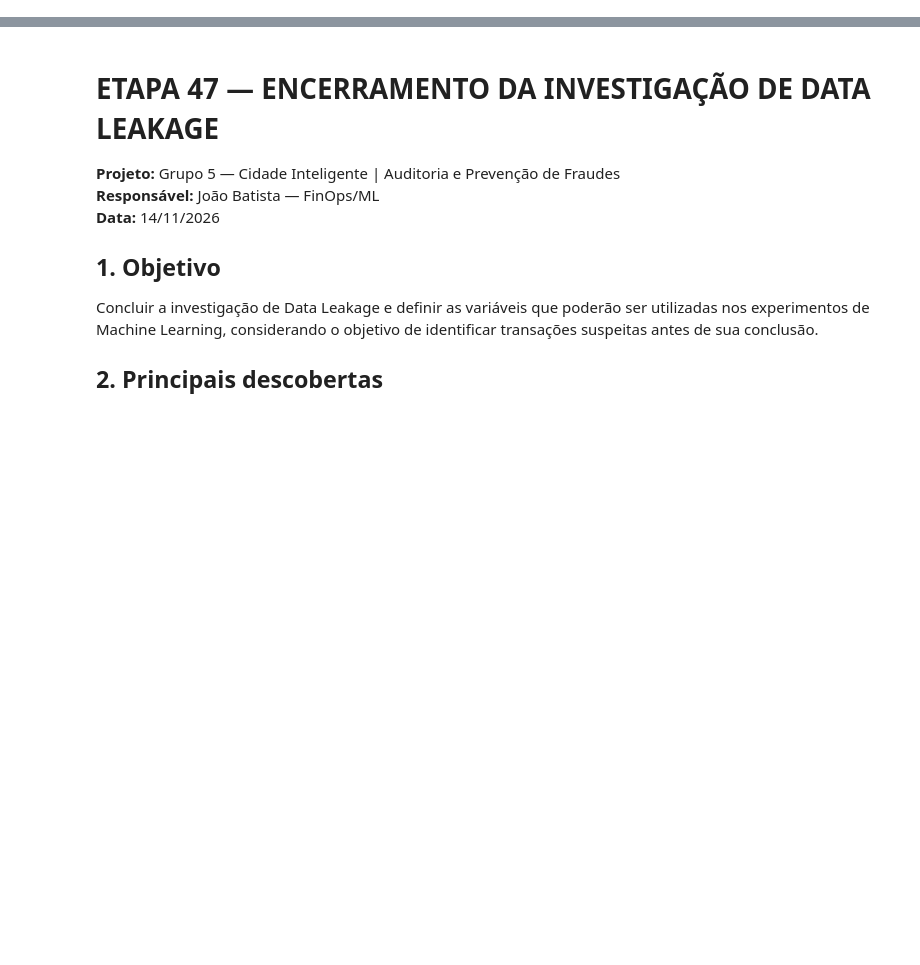
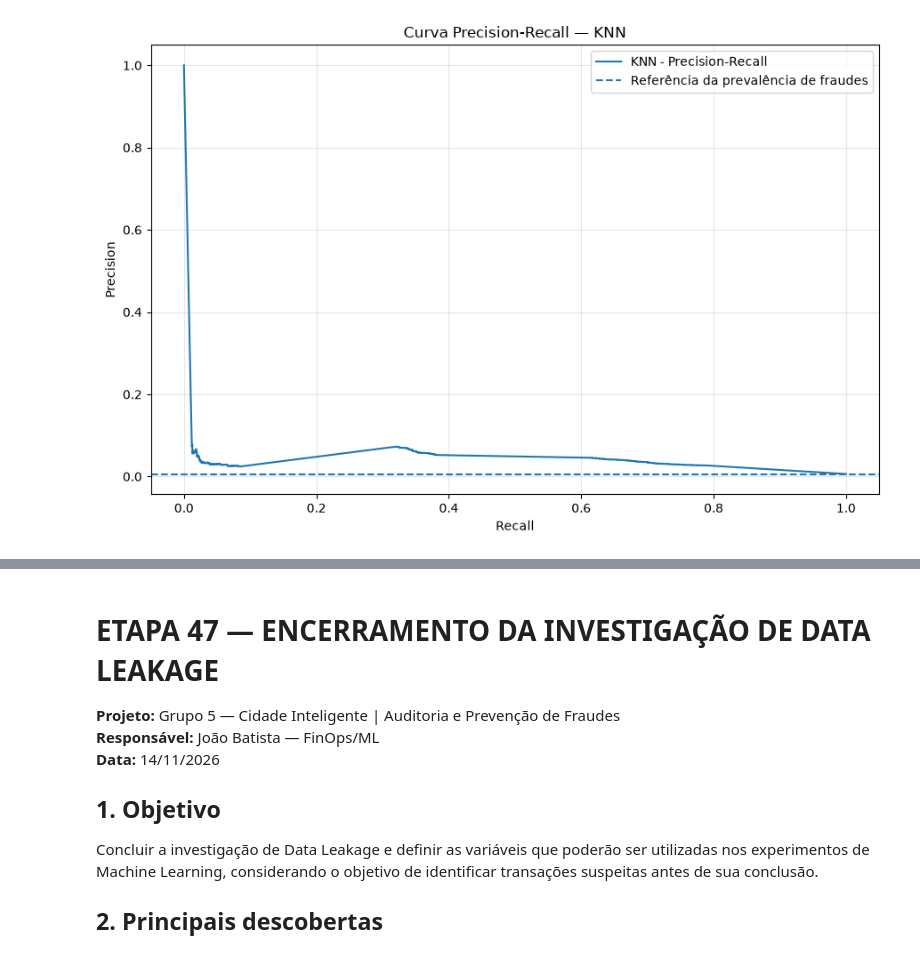
Before and after one commit to joaoribeiro-max/grupo5-fraud-detection, a Jupyter notebook: notebooks/01_analise_exploratoria.ipynb, the cells around one changed output, grey strips where cells are left out. Drawn from its saved outputs; the diff is of its cells as text; code cells hidden in the pictures; blank space fills up the shorter version.

```diff
--- a/notebooks/01_analise_exploratoria.ipynb
+++ b/notebooks/01_analise_exploratoria.ipynb
@@ -0,0 +1,44 @@
+# %%
+
+# ============================================================
+# ETAPA 17 — CURVA PRECISION-RECALL DO KNN
+# ============================================================
+
+import matplotlib.pyplot as plt
+from sklearn.metrics import precision_recall_curve
+
+# Calculei Precision e Recall para diferentes limiares.
+precisions, recalls, thresholds_pr = precision_recall_curve(
+    y_val,
+    probabilidades_knn
+)
+
+# Criei o gráfico.
+plt.figure(figsize=(9, 6))
+
+plt.plot(
+    recalls,
+    precisions,
+    label='KNN - Precision-Recall'
+)
+
+# Identifiquei a proporção de fraudes na validação.
+taxa_base = y_val.mean()
+
+# Adicionei a linha de referência da classe positiva.
+plt.axhline(
+    y=taxa_base,
+    linestyle='--',
+    label='Referência da prevalência de fraudes'
+)
+
+plt.title('Curva Precision-Recall — KNN')
+plt.xlabel('Recall')
+plt.ylabel('Precision')
+
+plt.legend()
+plt.grid(alpha=0.3)
+plt.tight_layout()
+plt.show()
+# %% [output]
+[figure, added]
```
Also changed, not shown: parts of 17 cells of this notebook.
